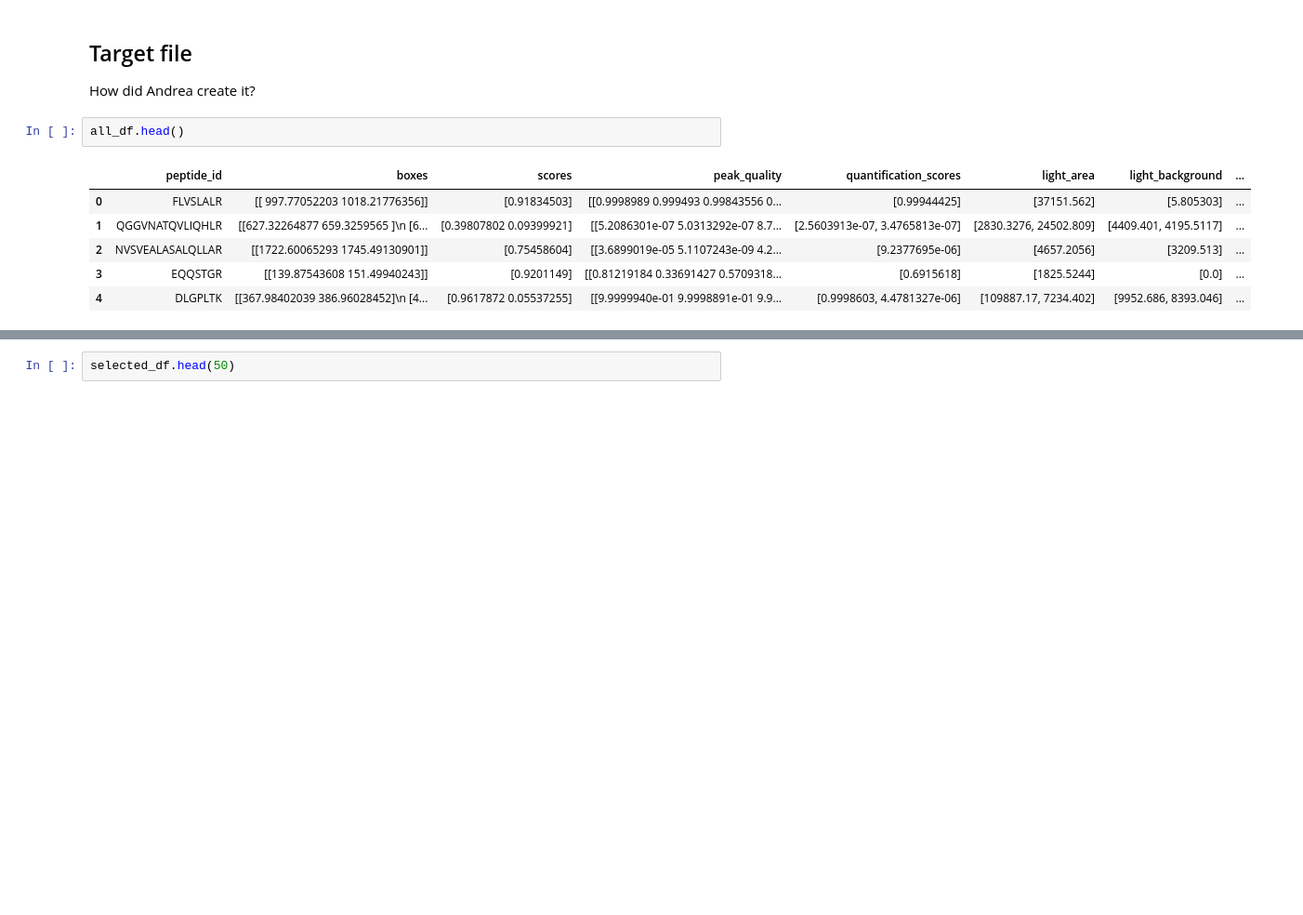
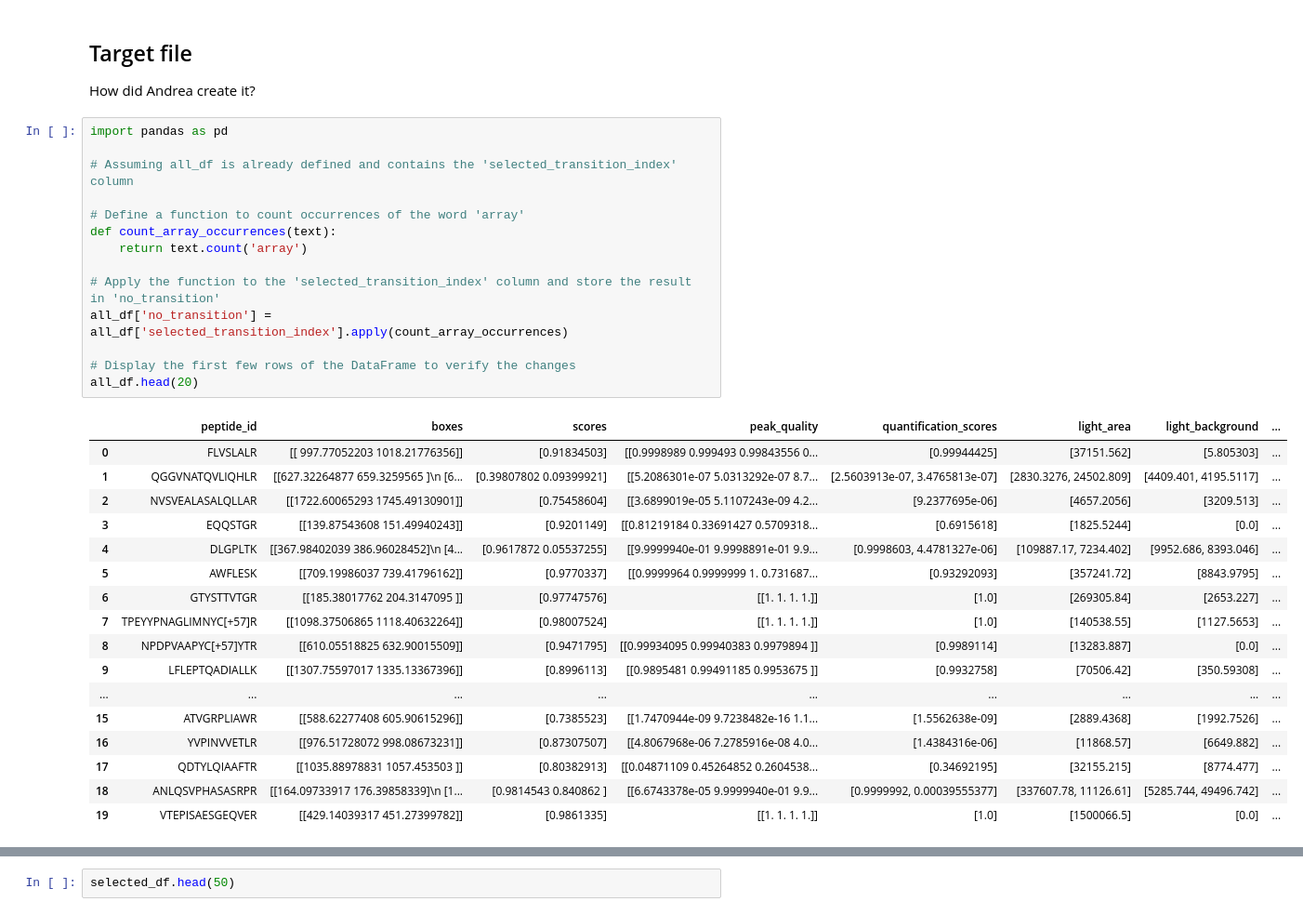
Before and after one commit to thanadol-git/deep-mrm-KTH, a Jupyter notebook: all_spread.ipynb, the cells around one changed output, grey strips where cells are left out. Shown at 93% size. Cells and saved outputs as stored; diff of their text form; blank space fills up the shorter version.

```diff
--- a/all_spread.ipynb
+++ b/all_spread.ipynb
@@ -30,15 +30,38 @@ top1_df = pd.read_csv('/home/thanadol/Documents/GitHub/deep-mrm-KTH/KTH_SRM/test
 ## Target file
 
 How did Andrea create it?
-# %%
-all_df.head()
-# %% [output]
-|  | peptide_id | boxes | scores | peak_quality | quantification_scores | light_area | light_background | ... |
-| 0 | FLVSLALR | [[ 997.77052203 1018.21776356]] | [0.91834503] | [[0.9998989 0.999493 0.99843556 0... | [0.99944425] | [37151.562] | [5.805303] | ... |
-| 1 | QGGVNATQVLIQHLR | [[627.32264877 659.3259565 ]\n [6... | [0.39807802 0.09399921] | [[5.2086301e-07 5.0313292e-07 8.7... | [2.5603913e-07, 3.4765813e-07] | [2830.3276, 24502.809] | [4409.401, 4195.5117] | ... |
-| 2 | NVSVEALASALQLLAR | [[1722.60065293 1745.49130901]] | [0.75458604] | [[3.6899019e-05 5.1107243e-09 4.2... | [9.2377695e-06] | [4657.2056] | [3209.513] | ... |
-| 3 | EQQSTGR | [[139.87543608 151.49940243]] | [0.9201149] | [[0.81219184 0.33691427 0.5709318... | [0.6915618] | [1825.5244] | [0.0] | ... |
-| 4 | DLGPLTK | [[367.98402039 386.96028452]\n [4... | [0.9617872 0.05537255] | [[9.9999940e-01 9.9998891e-01 9.9... | [0.9998603, 4.4781327e-06] | [109887.17, 7234.402] | [9952.686, 8393.046] | ... |
+# %%
+import pandas as pd
+
+# Assuming all_df is already defined and contains the 'selected_transition_index' column
+
+# Define a function to count occurrences of the word 'array'
+def count_array_occurrences(text):
+    return text.count('array')
+
+# Apply the function to the 'selected_transition_index' column and store the result in 'no_transition'
+all_df['no_transition'] = all_df['selected_transition_index'].apply(count_array_occurrences)
+
+# Display the first few rows of the DataFrame to verify the changes
+all_df.head(20)
+# %% [output]
+|  | peptide_id | boxes | scores | peak_quality | quantification_scores | light_area | light_background | ... |
+| 0 | FLVSLALR | [[ 997.77052203 1018.21776356]] | [0.91834503] | [[0.9998989 0.999493 0.99843556 0... | [0.99944425] | [37151.562] | [5.805303] | ... |
+| 1 | QGGVNATQVLIQHLR | [[627.32264877 659.3259565 ]\n [6... | [0.39807802 0.09399921] | [[5.2086301e-07 5.0313292e-07 8.7... | [2.5603913e-07, 3.4765813e-07] | [2830.3276, 24502.809] | [4409.401, 4195.5117] | ... |
+| 2 | NVSVEALASALQLLAR | [[1722.60065293 1745.49130901]] | [0.75458604] | [[3.6899019e-05 5.1107243e-09 4.2... | [9.2377695e-06] | [4657.2056] | [3209.513] | ... |
+| 3 | EQQSTGR | [[139.87543608 151.49940243]] | [0.9201149] | [[0.81219184 0.33691427 0.5709318... | [0.6915618] | [1825.5244] | [0.0] | ... |
+| 4 | DLGPLTK | [[367.98402039 386.96028452]\n [4... | [0.9617872 0.05537255] | [[9.9999940e-01 9.9998891e-01 9.9... | [0.9998603, 4.4781327e-06] | [109887.17, 7234.402] | [9952.686, 8393.046] | ... |
+| 5 | AWFLESK | [[709.19986037 739.41796162]] | [0.9770337] | [[0.9999964 0.9999999 1. 0.731687... | [0.93292093] | [357241.72] | [8843.9795] | ... |
+| 6 | GTYSTTVTGR | [[185.38017762 204.3147095 ]] | [0.97747576] | [[1. 1. 1. 1.]] | [1.0] | [269305.84] | [2653.227] | ... |
+| 7 | TPEYYPNAGLIMNYC[+57]R | [[1098.37506865 1118.40632264]] | [0.98007524] | [[1. 1. 1. 1.]] | [1.0] | [140538.55] | [1127.5653] | ... |
+| 8 | NPDPVAAPYC[+57]YTR | [[610.05518825 632.90015509]] | [0.9471795] | [[0.99934095 0.99940383 0.9979894 ]] | [0.9989114] | [13283.887] | [0.0] | ... |
+| 9 | LFLEPTQADIALLK | [[1307.75597017 1335.13367396]] | [0.8996113] | [[0.9895481 0.99491185 0.9953675 ]] | [0.9932758] | [70506.42] | [350.59308] | ... |
+| ... | ... | ... | ... | ... | ... | ... | ... | ... |
+| 15 | ATVGRPLIAWR | [[588.62277408 605.90615296]] | [0.7385523] | [[1.7470944e-09 9.7238482e-16 1.1... | [1.5562638e-09] | [2889.4368] | [1992.7526] | ... |
+| 16 | YVPINVVETLR | [[976.51728072 998.08673231]] | [0.87307507] | [[4.8067968e-06 7.2785916e-08 4.0... | [1.4384316e-06] | [11868.57] | [6649.882] | ... |
+| 17 | QDTYLQIAAFTR | [[1035.88978831 1057.453503 ]] | [0.80382913] | [[0.04871109 0.45264852 0.2604538... | [0.34692195] | [32155.215] | [8774.477] | ... |
+| 18 | ANLQSVPHASASRPR | [[164.09733917 176.39858339]\n [1... | [0.9814543 0.840862 ] | [[6.6743378e-05 9.9999940e-01 9.9... | [0.9999992, 0.00039555377] | [337607.78, 11126.61] | [5285.744, 49496.742] | ... |
+| 19 | VTEPISAESGEQVER | [[429.14039317 451.27399782]] | [0.9861335] | [[1. 1. 1. 1.]] | [1.0] | [1500066.5] | [0.0] | ... |
 # %%
 import pandas as pd
 import ast
```
Also changed, not shown: parts of 1 cell of this notebook.
